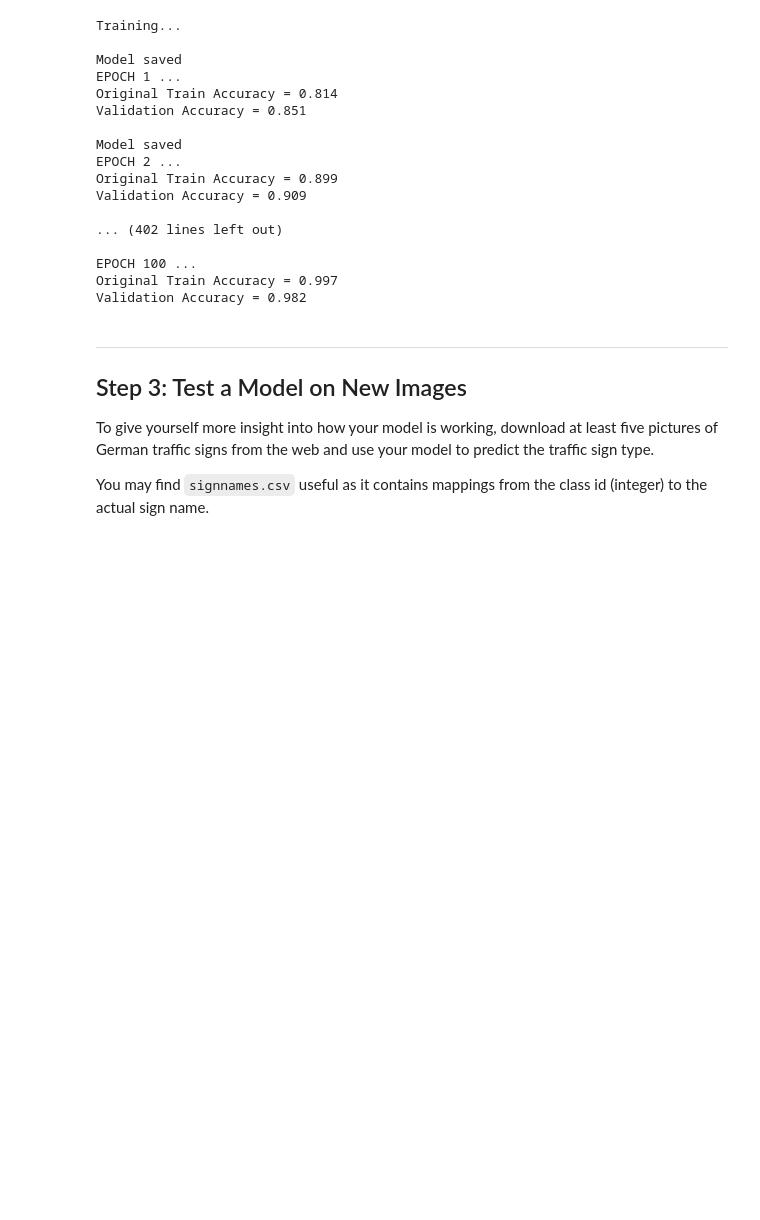
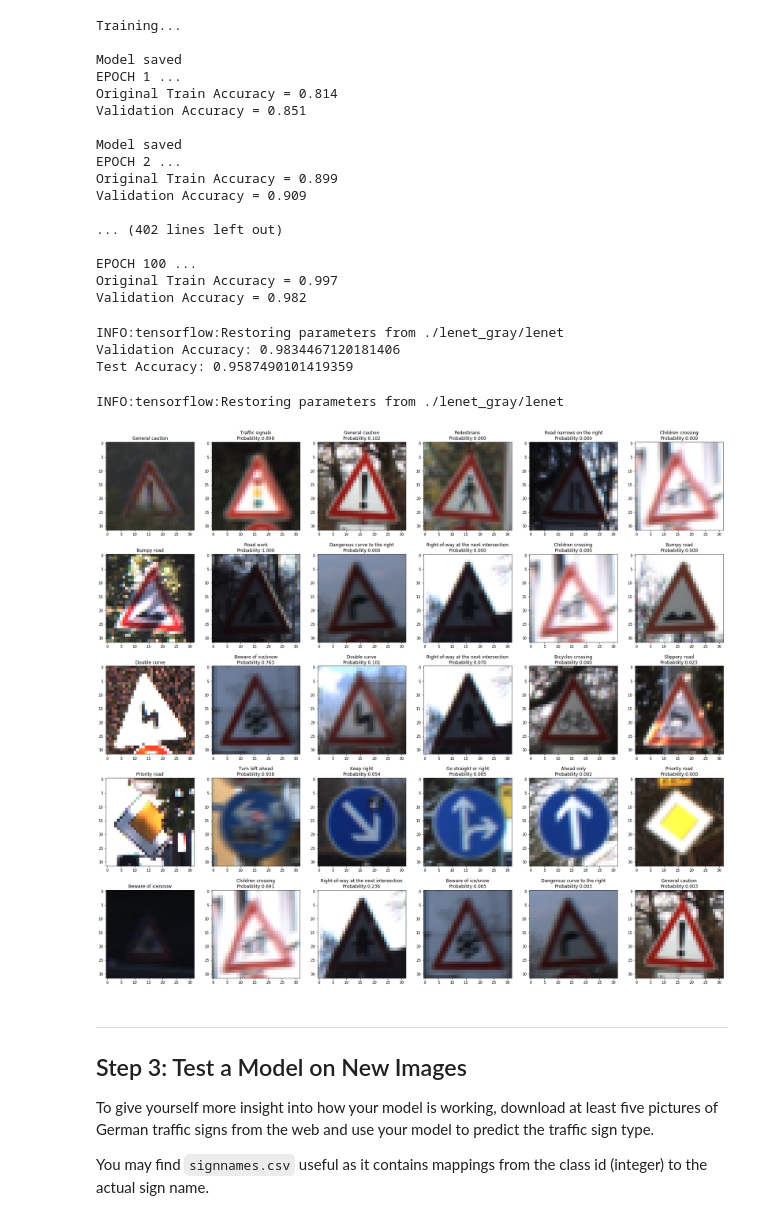
Before and after one commit to xiayan0118/sdcn_traffic_sign_classifier, a Jupyter notebook: Traffic_Sign_Classifier.ipynb, the cells around one changed output. Saved outputs shown, nothing was run; the diff lists cells and outputs as text; code cells hidden in the pictures; blank space fills up the shorter version.

```diff
--- a/Traffic_Sign_Classifier.ipynb
+++ b/Traffic_Sign_Classifier.ipynb
@@ -416,6 +448,63 @@ Validation Accuracy = 0.909
 EPOCH 100 ...
 Original Train Accuracy = 0.997
 Validation Accuracy = 0.982
+# %%
+# Evaluate on test set
+X_test_o = X_test.astype(np.float32)
+X_test_o =  (X_test_o - 128)/128
+X_test_gray = np.sum(X_test_o/3, axis=3, keepdims=True)
+
+with tf.Session() as sess:
+    saver.restore(sess, model_filename)
+    valid_accuracy = evaluate(X_valid_gray, y_valid)
+    test_accuracy = evaluate(X_test_gray, y_test)
+
+print('Validation Accuracy: {}'.format(valid_accuracy))
+print('Test Accuracy: {}'.format(test_accuracy))
+# %% [output]
+INFO:tensorflow:Restoring parameters from ./lenet_gray/lenet
+Validation Accuracy: 0.9834467120181406
+Test Accuracy: 0.9587490101419359
+# %%
+# Analyze wrong test predictions
+
+softmax_op = tf.nn.softmax(logits)
+top_5_op = tf.nn.top_k(softmax_op, k=5)
+
+with tf.Session() as sess:
+    saver.restore(sess, model_filename)
+    softmaxs, top_5 = sess.run([softmax_op, top_5_op], feed_dict={x: X_test_gray, y: y_test, keep_prob: 1.0})
+# %% [output]
+INFO:tensorflow:Restoring parameters from ./lenet_gray/lenet
+# %%
+# Get incorrect predictions
+y_test_pred = np.argmax(softmaxs, axis=1)
+error_indices = np.random.choice(np.where(y_test != y_test_pred)[0], 5)
+
+f = plt.figure(figsize=(30,27))
+f.tight_layout()
+for i in range(5):
+    # Show test image
+    test_img = X_test[error_indices[i]]
+    f.add_subplot(5, 6, i*6+1)
+    plt.title(get_sign_name(y_test[error_indices[i]]))
+    plt.imshow(test_img)
+
+    # For each of the top 5 label, show random examples in training that has the same label
+    cur_values = top_5.values[error_indices[i]]
+    cur_indicies = top_5.indices[error_indices[i]]
+
+    for j in range(len(cur_indicies)):
+        match_idx = np.where(y_train == cur_indicies[j])[0][-1]
+        match_img = X_train[match_idx]
+        title = '{}\nProbability:{:.3f}'.format(get_sign_name(cur_indicies[j]), cur_values[j])
+        f.add_subplot(5, 6, i*6+2+j)
+        plt.title(title)
+        plt.imshow(match_img)
+
+plt.savefig(BASE_PATH + 'test_errors')
+# %% [output]
+[figure, added]
 # %% [markdown]
 ---
 
```
Also changed, not shown: parts of 30 cells of this notebook, 15 other files.
